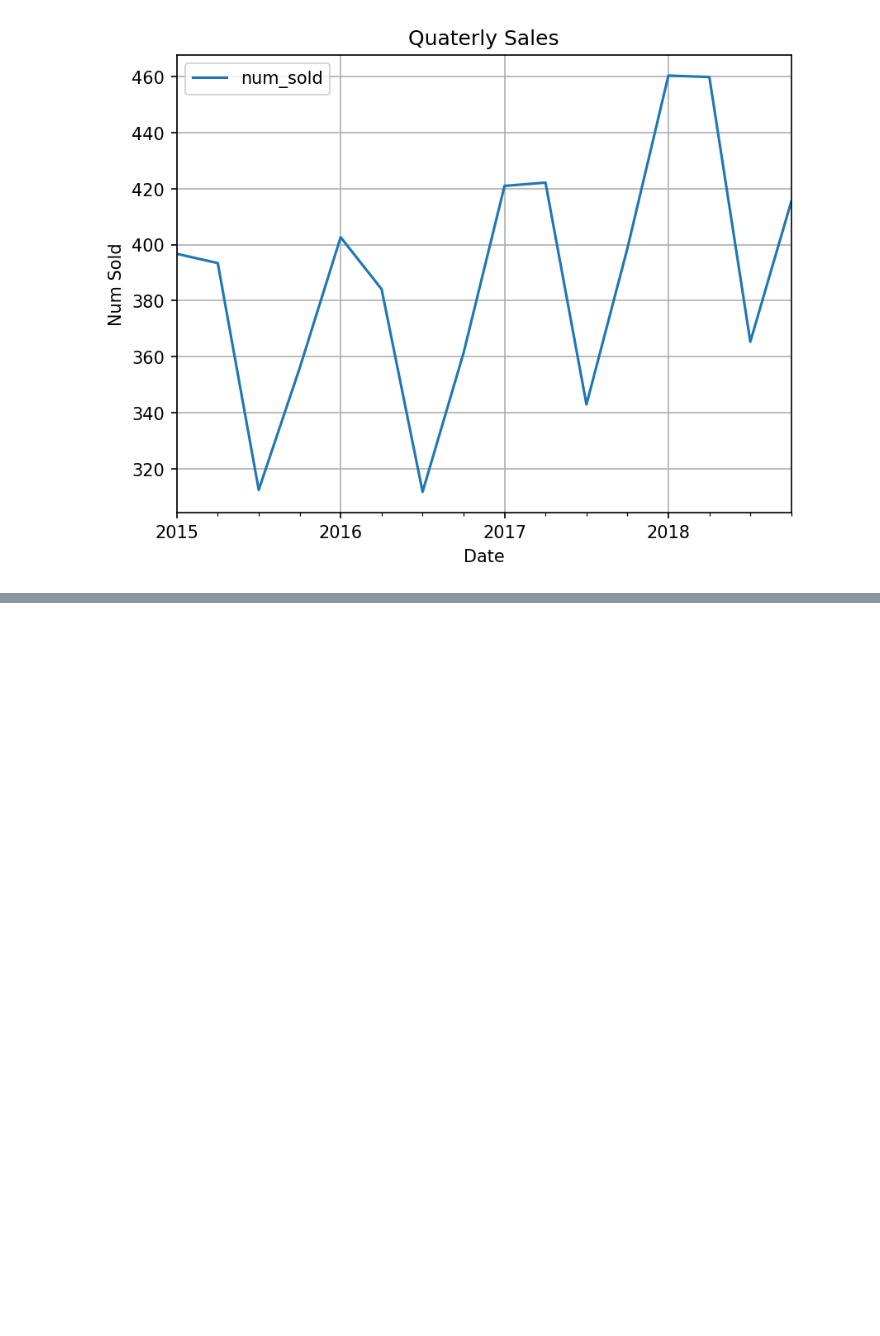
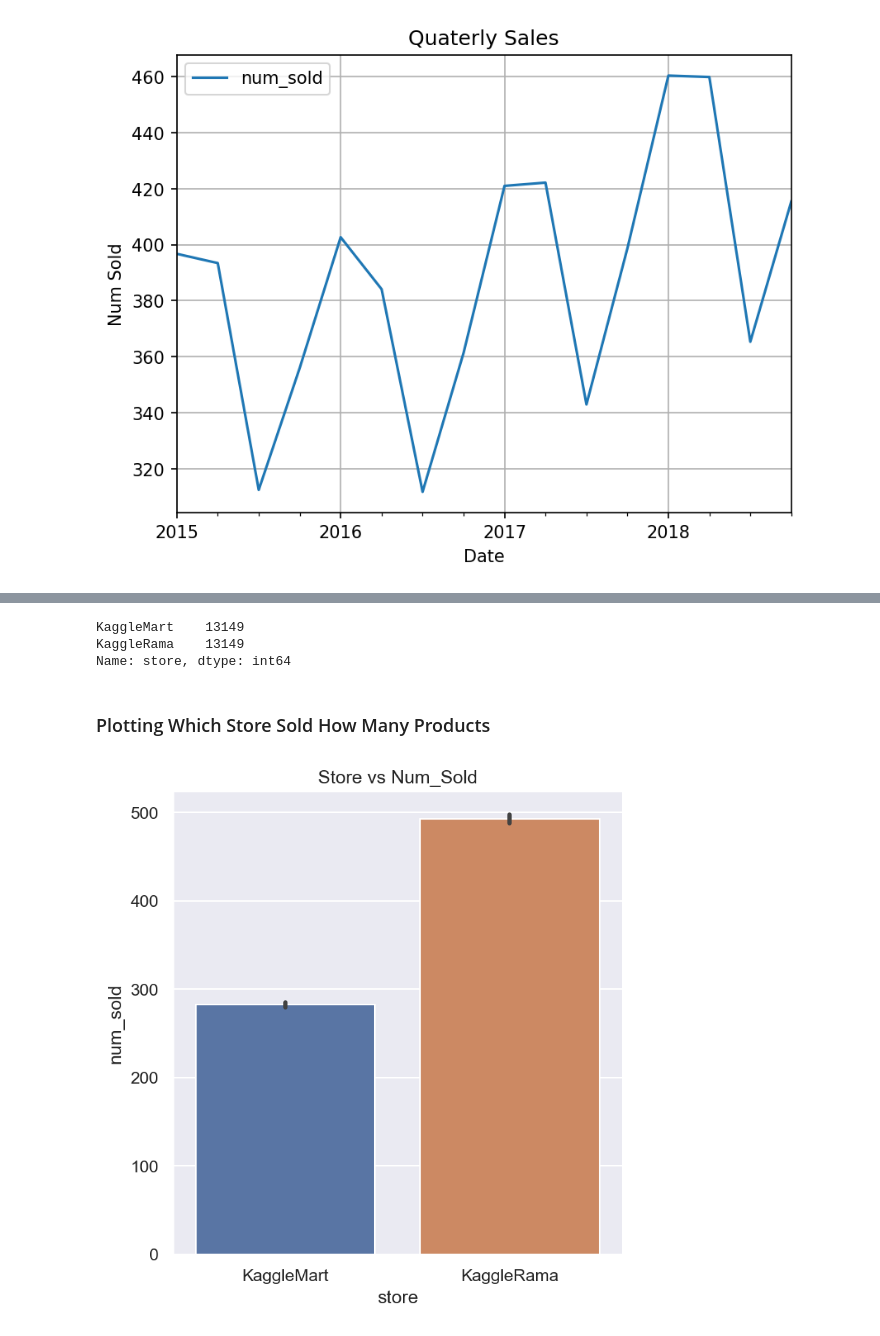
Before and after one commit to kshipra-jadav/Kaggle-Tabular-Playground-Series-Jan2022, a Jupyter notebook: first.ipynb, the cells around one changed output, grey strips where cells are left out. Cells and saved outputs as stored; diff of their text form; code cells hidden in the pictures; blank space fills up the shorter version.

Commit message:
add one catplot - store vs num_sold

```diff
--- a/first.ipynb
+++ b/first.ipynb
@@ -76,0 +90,14 @@ test['num_sold'].resample('Q').mean().plot(kind='line', title='Quaterly Sales',
+# %%
+df_train['store'].value_counts()
+# %% [output]
+KaggleMart    13149
+KaggleRama    13149
+Name: store, dtype: int64
+# %% [markdown]
+### Plotting Which Store Sold How Many Products
+# %%
+ax = sns.catplot(data=df_train, x='store', y='num_sold', kind='bar', margin_titles=True)
+plt.title("Store vs Num_Sold")
+plt.show()
+# %% [output]
+[figure, added]
```
Also changed, not shown: parts of 3 cells of this notebook.
